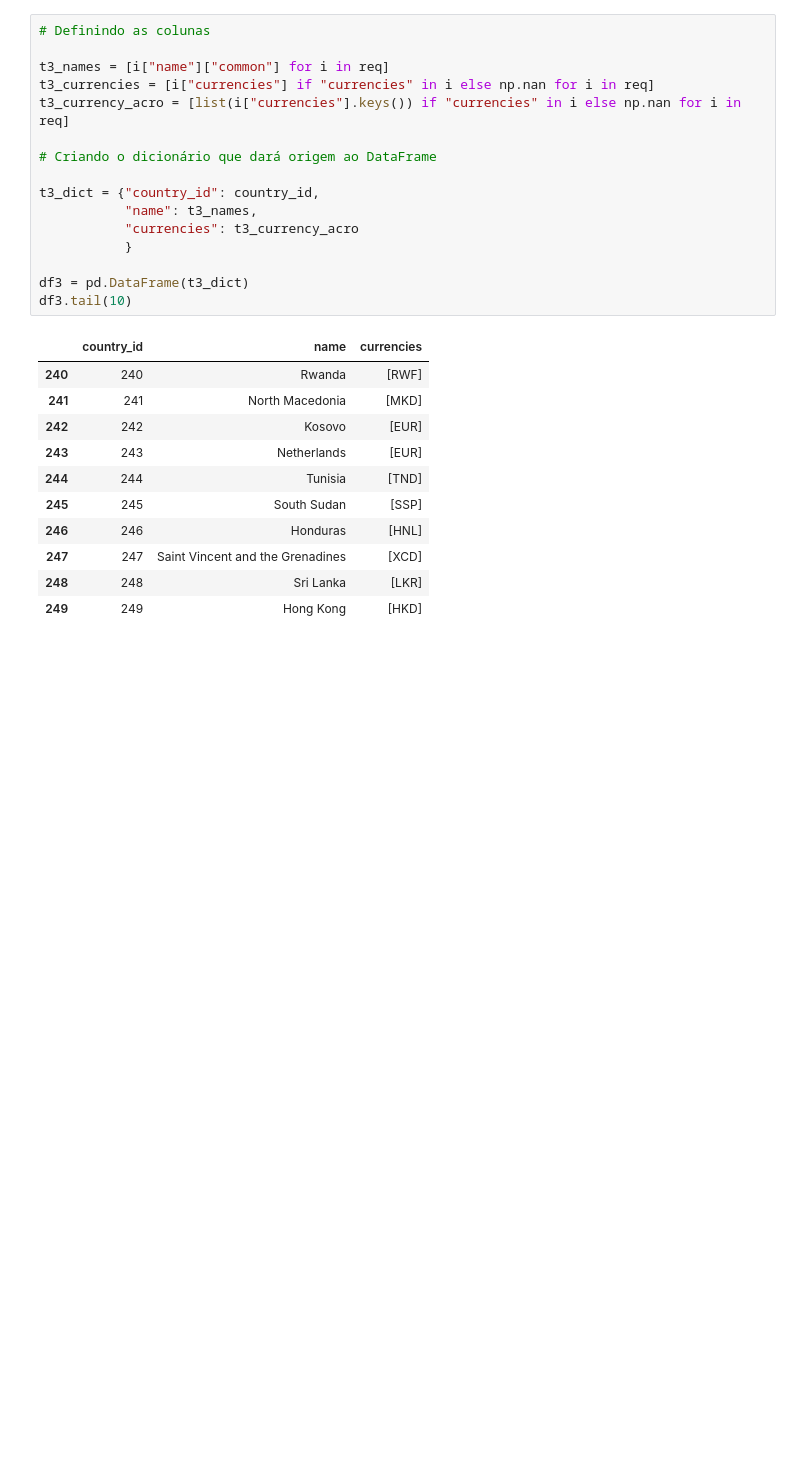
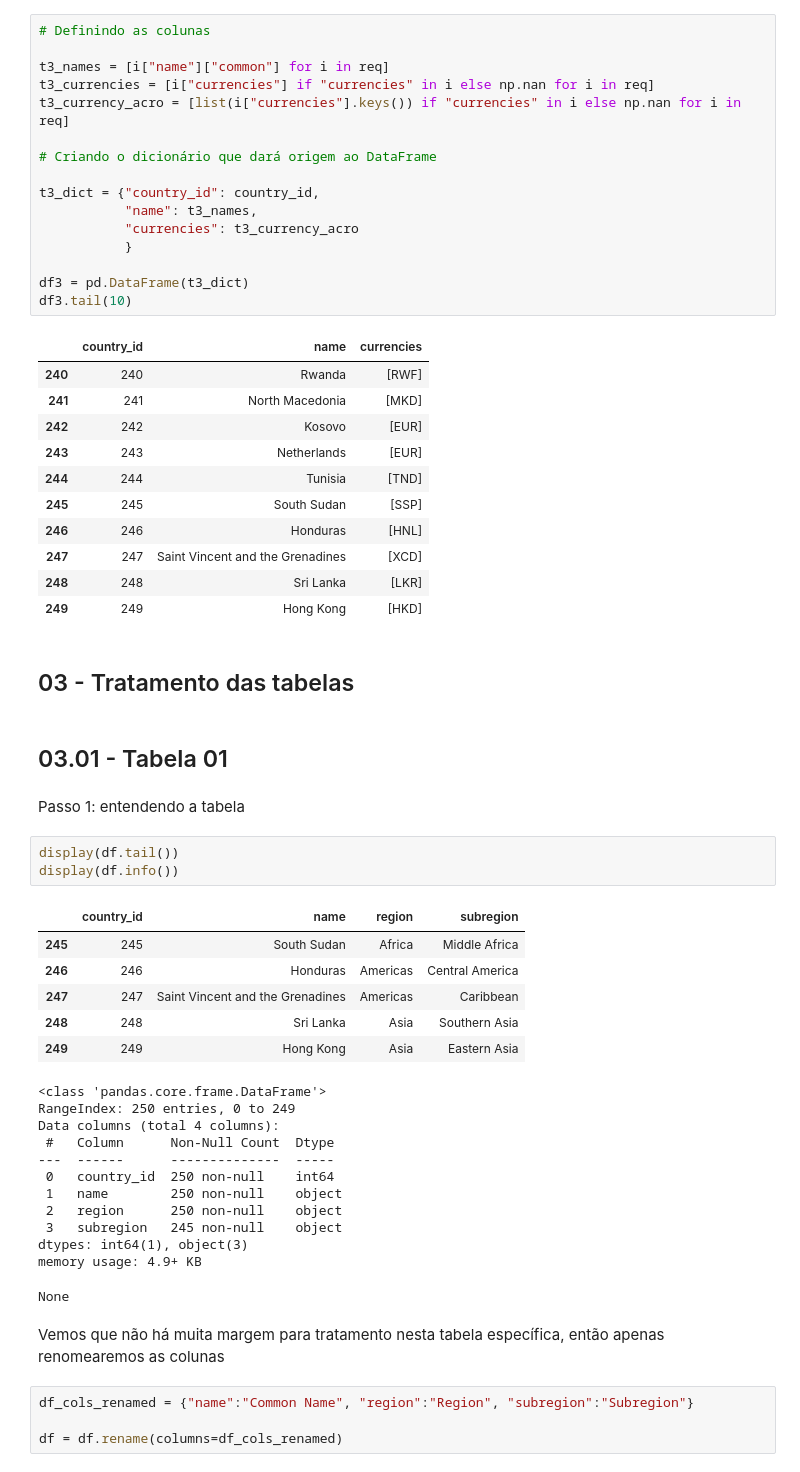
Before and after one commit to vidalgui/aula_git, a Jupyter notebook: Projeto Final/extract_restcountries.ipynb, the cells around one changed output. Saved outputs shown, nothing was run; the diff lists cells and outputs as text; blank space fills up the shorter version.

```diff
--- a/Projeto Final/extract_restcountries.ipynb
+++ b/Projeto Final/extract_restcountries.ipynb
@@ -166,3 +166,37 @@ df3.tail(10)
 | 247 | 247 | Saint Vincent and the Grenadines | [XCD] |
 | 248 | 248 | Sri Lanka | [LKR] |
 | 249 | 249 | Hong Kong | [HKD] |
+# %% [markdown]
+## 03 - Tratamento das tabelas
+# %% [markdown]
+## 03.01 - Tabela 01
+# %% [markdown]
+Passo 1: entendendo a tabela
+# %%
+display(df.tail())
+display(df.info())
+# %% [output]
+|  | country_id | name | region | subregion |
+| 245 | 245 | South Sudan | Africa | Middle Africa |
+| 246 | 246 | Honduras | Americas | Central America |
+| 247 | 247 | Saint Vincent and the Grenadines | Americas | Caribbean |
+| 248 | 248 | Sri Lanka | Asia | Southern Asia |
+| 249 | 249 | Hong Kong | Asia | Eastern Asia |
+<class 'pandas.core.frame.DataFrame'>
+RangeIndex: 250 entries, 0 to 249
+Data columns (total 4 columns):
+ #   Column      Non-Null Count  Dtype
+---  ------      --------------  -----
+ 0   country_id  250 non-null    int64
+ 1   name        250 non-null    object
+ 2   region      250 non-null    object
+ 3   subregion   245 non-null    object
+dtypes: int64(1), object(3)
+memory usage: 4.9+ KB
+None
+# %% [markdown]
+Vemos que não há muita margem para tratamento nesta tabela específica, então apenas renomearemos as colunas
+# %%
+df_cols_renamed = {"name":"Common Name", "region":"Region", "subregion":"Subregion"}
+
+df = df.rename(columns=df_cols_renamed)
```
Also changed, not shown: parts of 14 cells of this notebook.
